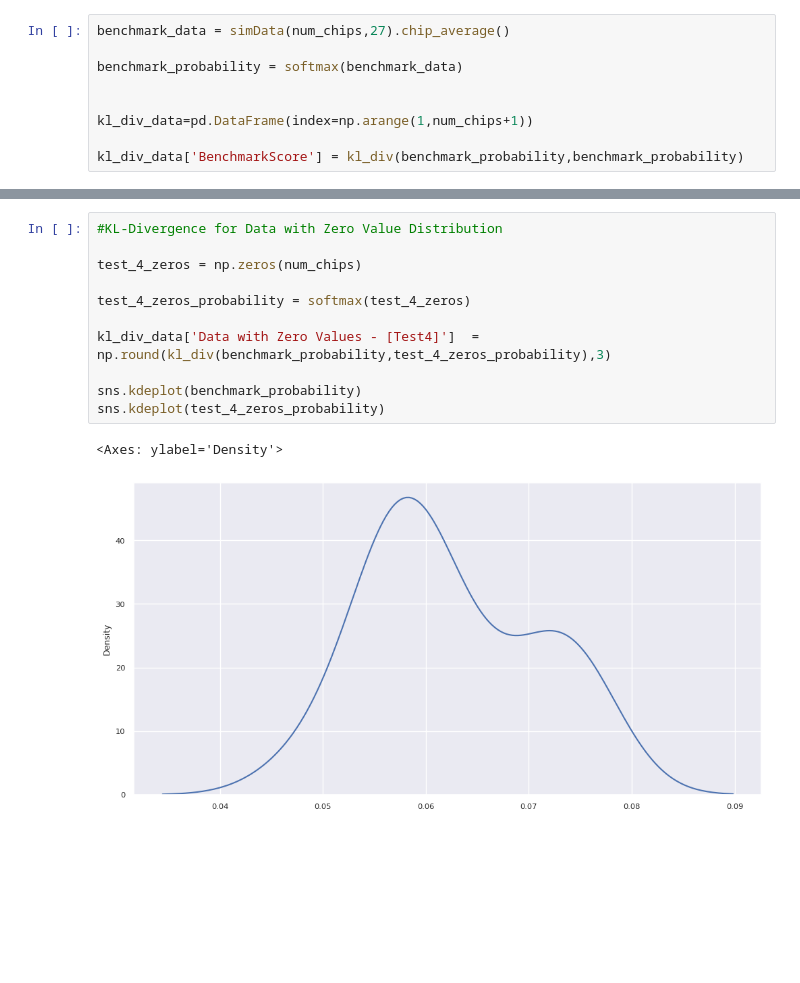
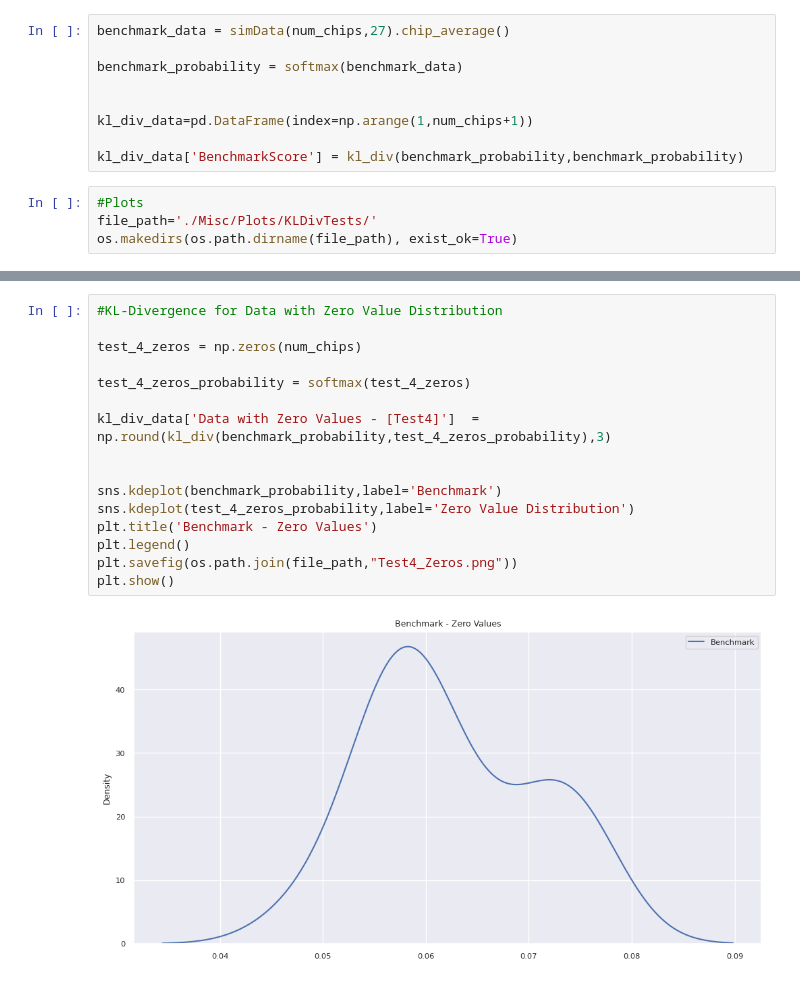
Before and after one commit to sabinhashmi/WorkSpace, a Jupyter notebook: UpstreamTracker/Notebooks/04MoteCarloKLDiv.ipynb, the cells around one changed output, grey strips where cells are left out. Drawn from its saved outputs; the diff is of its cells as text; blank space fills up the shorter version.

```diff
--- a/UpstreamTracker/Notebooks/04MoteCarloKLDiv.ipynb
+++ b/UpstreamTracker/Notebooks/04MoteCarloKLDiv.ipynb
@@ -88,6 +90,10 @@ benchmark_probability = softmax(benchmark_data)
 kl_div_data=pd.DataFrame(index=np.arange(1,num_chips+1))
 
 kl_div_data['BenchmarkScore'] = kl_div(benchmark_probability,benchmark_probability)
+# %%
+#Plots
+file_path='./Misc/Plots/KLDivTests/'
+os.makedirs(os.path.dirname(file_path), exist_ok=True)
 # %%
 #KL-Divergence for Similar Distribution
 
@@ -137,15 +154,19 @@ sns.kdeplot(test_3_large_outliers_probability)
 # %%
 #KL-Divergence for Data with Zero Value Distribution
 
 test_4_zeros = np.zeros(num_chips)
 
 test_4_zeros_probability = softmax(test_4_zeros)
 
 kl_div_data['Data with Zero Values - [Test4]']  = np.round(kl_div(benchmark_probability,test_4_zeros_probability),3)
 
-sns.kdeplot(benchmark_probability)
-sns.kdeplot(test_4_zeros_probability)
+
+sns.kdeplot(benchmark_probability,label='Benchmark')
+sns.kdeplot(test_4_zeros_probability,label='Zero Value Distribution')
+plt.title('Benchmark - Zero Values')
+plt.legend()
+plt.savefig(os.path.join(file_path,"Test4_Zeros.png"))
+plt.show()
 # %% [output]
-<Axes: ylabel='Density'>
-[figure, old version]
+[figure, new version]
 # %%
```
Also changed, not shown: parts of 7 cells of this notebook, 7 other files.
